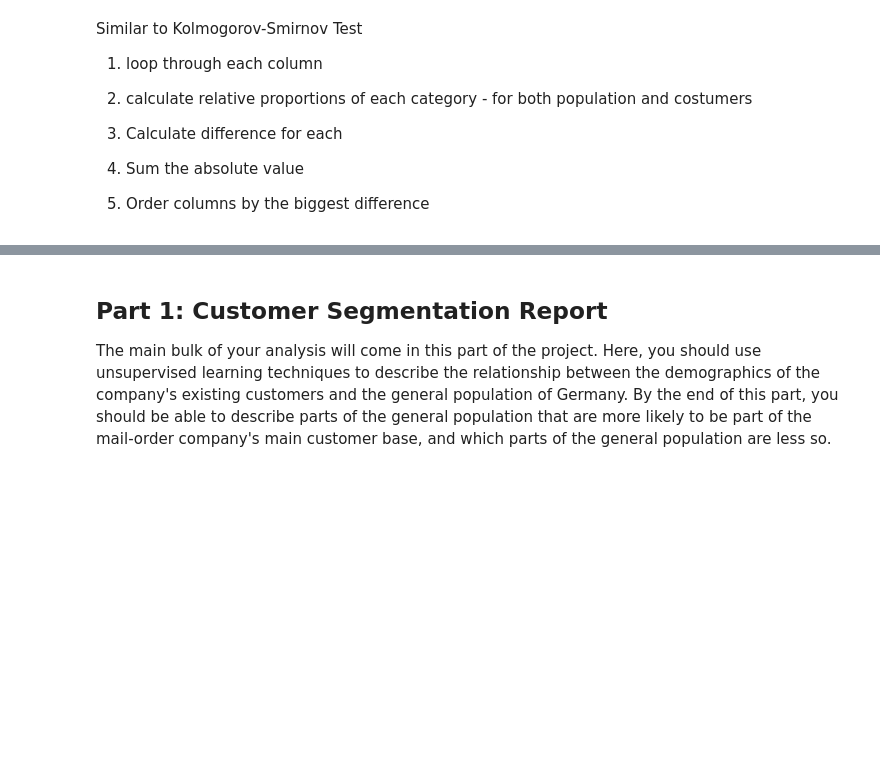
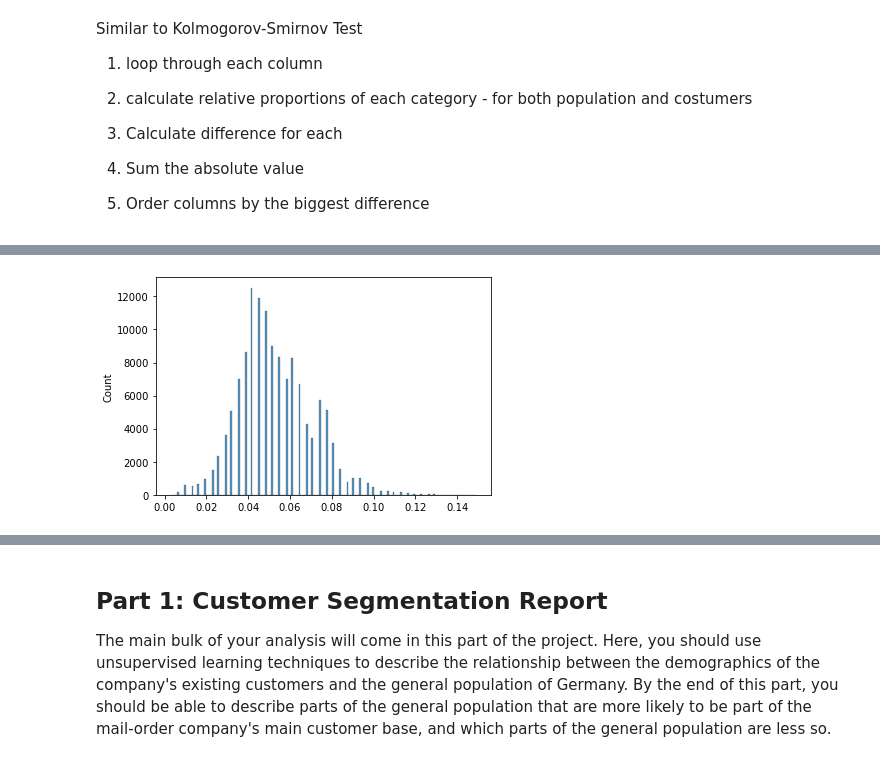
Before and after one commit to GaborJenei/Customer-Segmentation-Report-for-Arvato, a Jupyter notebook: Arvato Project Workbook.ipynb, the cells around one changed output, grey strips where cells are left out. Cells and saved outputs as stored; diff of their text form; code cells hidden in the pictures; blank space fills up the shorter version.

```diff
--- a/Arvato Project Workbook.ipynb
+++ b/Arvato Project Workbook.ipynb
@@ -254,0 +288,6 @@ Similar to Kolmogorov-Smirnov Test
+# %%
+# Drop rows with over 20% missing values
+customers_clean_dro = customers_clean[(customers_clean.isnull().sum(1) / len(customers_clean.columns) <= 0.2)].copy()
+sns.histplot(data=(customers_clean_dro.isnull()).sum(1) / len(customers_clean.columns));
+# %% [output]
+[figure, added]
```
Also changed, not shown: parts of 17 cells of this notebook.
